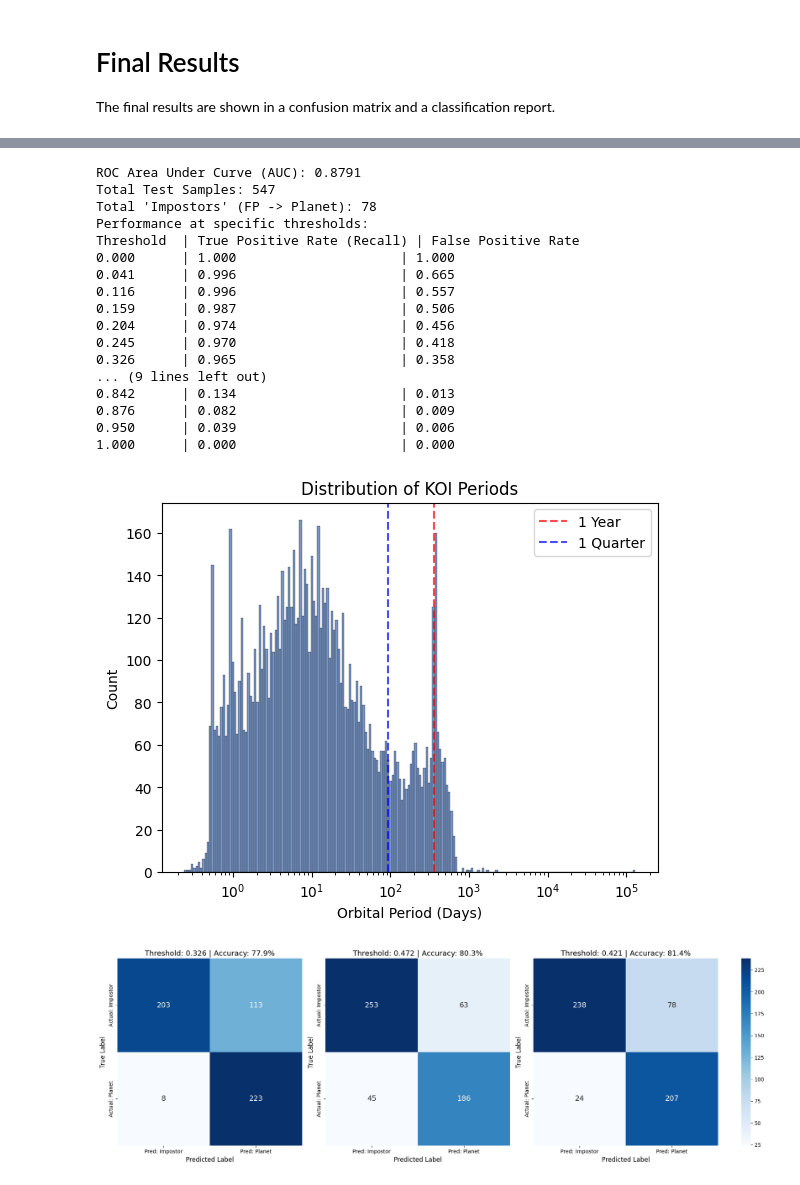
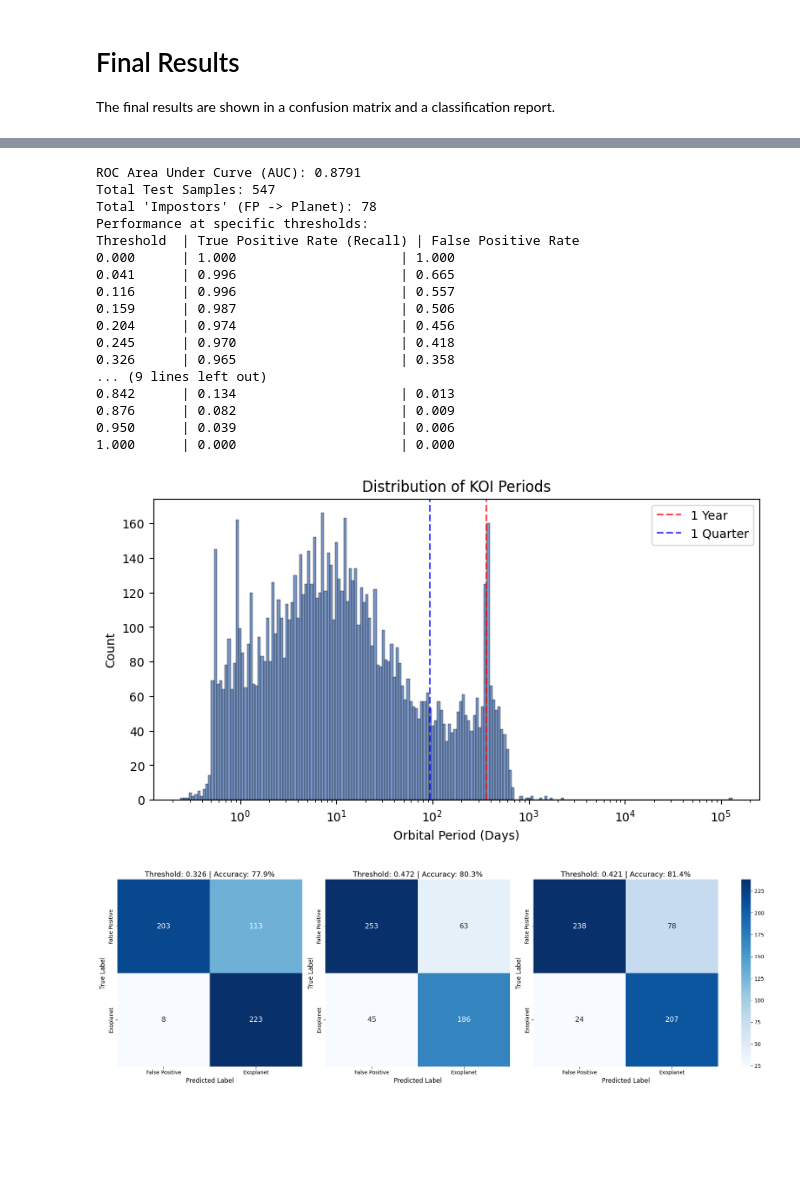
Before and after one commit to Singh-Mehtab/exoplanet-transit-classifier, a Jupyter notebook: notebooks/Exoplanet Classifier.ipynb, the cells around one changed output, grey strips where cells are left out. Drawn from its saved outputs; the diff is of its cells as text; code cells hidden in the pictures; blank space fills up the shorter version.

```diff
--- a/notebooks/Exoplanet Classifier.ipynb
+++ b/notebooks/Exoplanet Classifier.ipynb
@@ -300,7 +301,7 @@ fig, (ax1, ax2) = plt.subplots(1, 2,
 
 
 ax1.plot(mean_planet, color='green', linewidth=2)
-ax1.set_title(f"Average Planet\n(Computed from {np.sum(y_filtered==1)} stars)")
+ax1.set_title(f"Average Exoplanet Transit\n(Computed from {np.sum(y_filtered==1)} stars)")
 ax1.set_xlabel("Phase Bin")
 ax1.set_ylabel("Normalized Flux")
 ax1.set_ylim(0.965, 1.001)
@@ -318,7 +319,7 @@ plt.show()
 ###### Importance ######
 importances = clf.feature_importances_
 
-plt.figure()
+plt.figure(figsize=(6.4, 4.8))
 plt.plot(importances, color='purple')
 plt.title("Feature Importance by Phase Bin")
 plt.xlabel("Phase Bin")
@@ -336,7 +337,7 @@ false_alarms = np.where((y_test == 0) & (y_pred == 1))[0]
 
 num_to_plot = min(6, len(false_alarms)) #show 6 plots, change number here if wanted
 fig, axes = plt.subplots(2, 3, figsize=(15, 8))
-fig.suptitle("Light Curves Misclassified as Planets by Model", fontsize=16)
+fig.suptitle("Light Curves Misclassified as Exoplanet Transits by Model", fontsize=16)
 
 
 axes_flat = axes.flatten() #easier to index over in for loop
@@ -369,8 +370,12 @@ norm = mcolors.Normalize(vmin=0, vmax=1) # Normalizes 0-1 range
 
 #setup plot
 fig, ax1 = plt.subplots()
-scatter = ax1.scatter(fpr, tpr, c=thresholds, cmap='viridis', s=20, vmin=0, vmax=1, label='Threshold Positions')
-ax1.plot(fpr, tpr, color='gray', lw=1, alpha=0.5, label=f'ROC curve (AUC = {roc_auc:.3f})')
+scatter = ax1.scatter(fpr, tpr, c=thresholds, cmap='viridis', s=20, vmin=0, vmax=1,
+                      #label='Threshold Positions'
+                     )
+ax1.plot(fpr, tpr, color='gray', lw=1, alpha=0.5,
+         #label=f'ROC curve (AUC = {roc_auc:.3f})'
+        )
 
 ax1.plot([0, 1], [0, 1], color='navy', lw=2, linestyle='--', label='Random Guess')
 ax1.set_xlim([-0.01, 1.0])
@@ -400,6 +405,7 @@ ax2.set_yticklabels(tick_labels, fontweight='bold')
 ax2.set_ylabel('Threshold Value (Matches Dot Color)', fontsize=12, labelpad=15)
 for label, color in zip(ax2.get_yticklabels(), tick_colors):
     label.set_color(color)
+ax1.legend()
 
 plt.tight_layout()
 plt.savefig('../images/ROC_Graph.png', dpi=300, bbox_inches='tight')
@@ -424,7 +430,7 @@ for t in search_thresholds:
 
 
 #### Period of entire KOI database lightcurves
-plt.figure()
+plt.figure(figsize=(9, 4.5))
 sns.histplot(data=koi_table, x='koi_period', bins=200, log_scale=True, kde=False, color='#4C72B0')
 #log scale
 
@@ -458,8 +464,8 @@ for i, t in enumerate(thresholds_to_test):
 
     is_last = (i == 2)
     sns.heatmap(cm, annot=True, fmt='d', cmap='Blues', ax=ax, cbar=is_last, cbar_ax=cbar_ax if is_last else None,
-                annot_kws={"size": 14}, xticklabels=['Pred: Impostor', 'Pred: Planet'],
-                yticklabels=['Actual: Impostor', 'Actual: Planet'])
+                annot_kws={"size": 14}, xticklabels=['False Positive', 'Exoplanet'],
+                yticklabels=['False Positive', 'Exoplanet'])
 
     ax.set_title(f"Threshold: {t} | Accuracy: {acc:.1%}", fontsize=14)
     ax.set_ylabel('True Label', fontsize=12)
@@ -485,7 +491,7 @@ def plot_examples(X_data, y_data, ids_data, num_examples=3):
     for i, idx in enumerate(p_samples):
         ax = axes[0, i]
         ax.plot(X_data[idx], color='green')
-        ax.set_title(f"Planet\nKIC {ids_data[idx]}")
+        ax.set_title(f"Exoplanet Transit\nKIC {ids_data[idx]}")
         if i == 0: ax.set_ylabel("Normalized Flux")
 
     for i, idx in enumerate(fp_samples):
@@ -507,19 +513,19 @@ plot_examples(X_filtered, y_filtered, allowed_ids, num_examples=5)
 ROC Area Under Curve (AUC): 0.8791
 Total Test Samples: 547
 Total 'Impostors' (FP -> Planet): 78
 Performance at specific thresholds:
 Threshold  | True Positive Rate (Recall) | False Positive Rate
 0.000      | 1.000                     | 1.000
 0.041      | 0.996                     | 0.665
 0.116      | 0.996                     | 0.557
 0.159      | 0.987                     | 0.506
 0.204      | 0.974                     | 0.456
 0.245      | 0.970                     | 0.418
 0.326      | 0.965                     | 0.358
 ... (9 lines left out)
 0.842      | 0.134                     | 0.013
 0.876      | 0.082                     | 0.009
 0.950      | 0.039                     | 0.006
 1.000      | 0.000                     | 0.000
-[figure, old version]
+[figure, new version]
-[figure, old version]
+[figure, new version]
```
Also changed, not shown: parts of 7 cells of this notebook.
